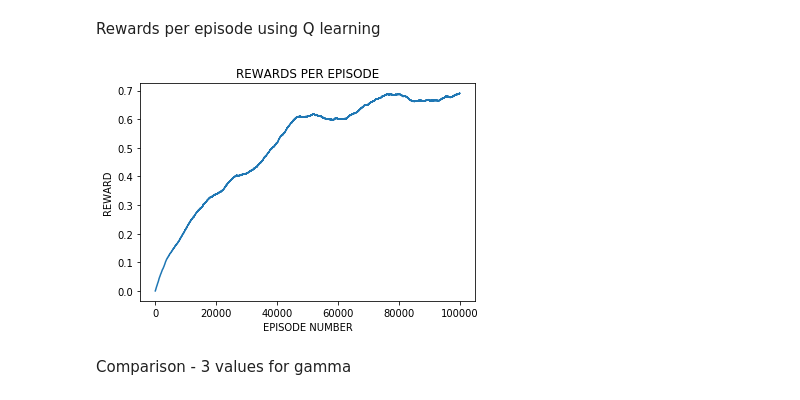
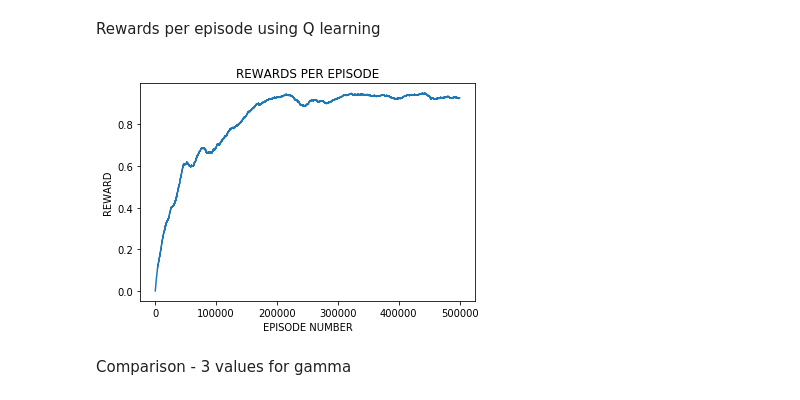
Before and after one commit to butoialexandra/Chess-Agent, a Jupyter notebook: Plots.ipynb, the cells around one changed output. Cells and saved outputs as stored; diff of their text form; code cells hidden in the pictures.

```diff
--- a/Plots.ipynb
+++ b/Plots.ipynb
@@ -58,9 +58,9 @@ Rewards per episode using Q learning
 # %%
 with open('q_500k.pickle', 'rb') as file:
     rewards = pickle.load(file)
-show_rewards(rewards[:100000])
+show_rewards(rewards)
 # %% [output]
-[figure, old version]
+[figure, new version]
 # %% [markdown]
 Comparison - 3 values for gamma
 # %%
```
Also changed, not shown: parts of 1 cell of this notebook, 25 other files.
